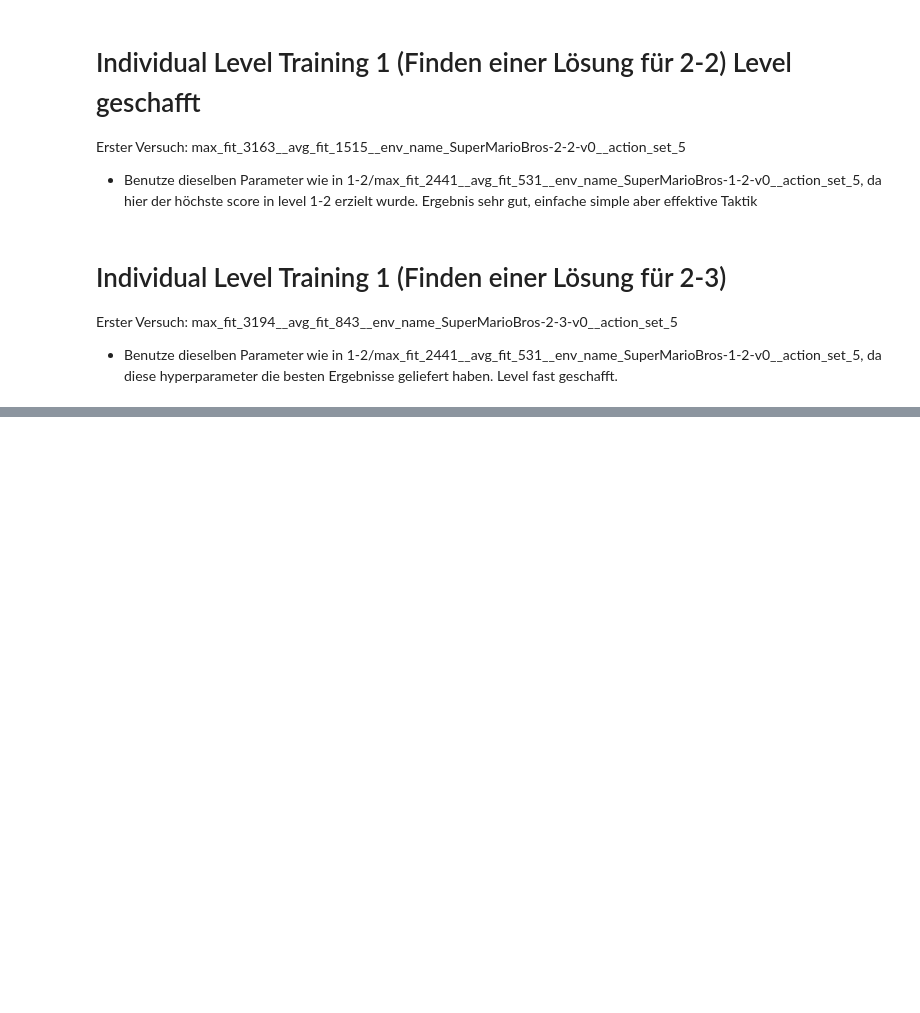
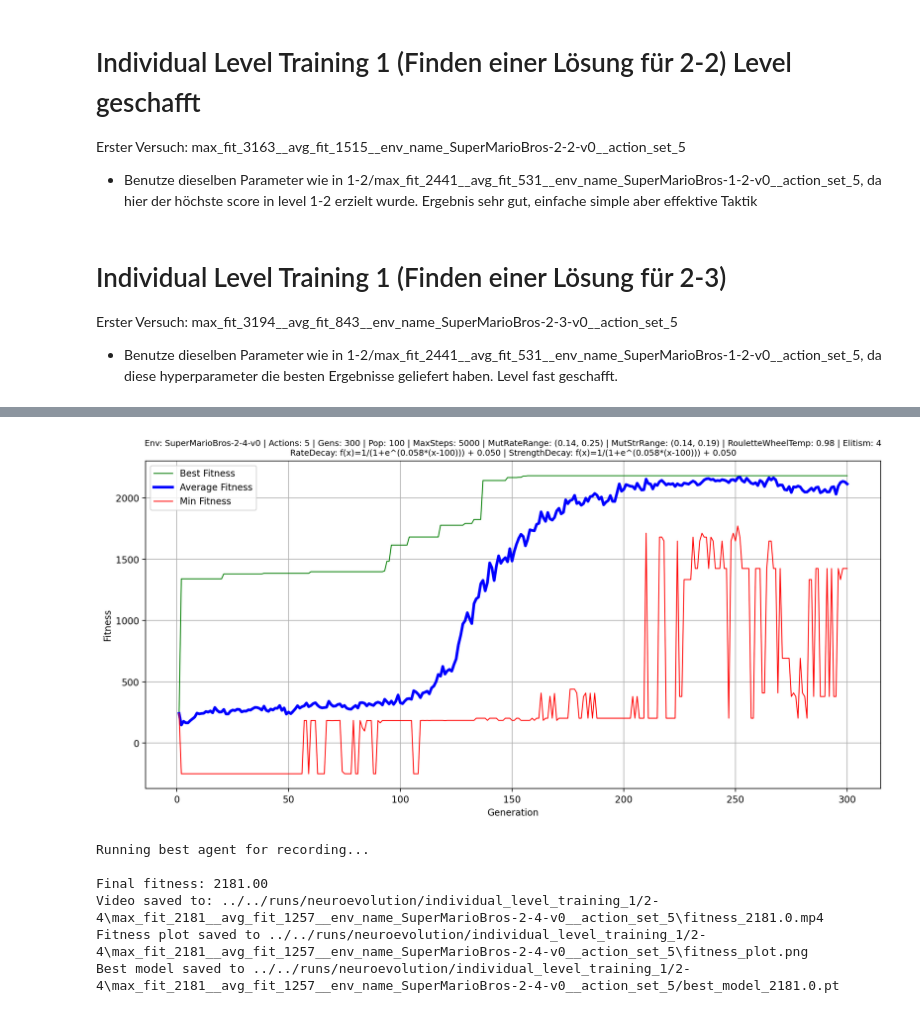
Before and after one commit to BjarneThomzik/SuperMarioReinforcementLearningProject, a Jupyter notebook: notebooks/neuroevolution/neuroevolution.ipynb, the cells around one changed output, grey strips where cells are left out. Cells and saved outputs as stored; diff of their text form; code cells hidden in the pictures; blank space fills up the shorter version.

Commit message:
Adds artifact to individual_level_training_1, updates neuroevolution.ipynb

```diff
--- a/notebooks/neuroevolution/neuroevolution.ipynb
+++ b/notebooks/neuroevolution/neuroevolution.ipynb
@@ -682,0 +688,66 @@ trainer.save_best_model()
+# %%
+from src.non_reinforcement.neuroevolution.neuroevolution_trainer import NeuroevolutionTrainer
+from src.non_reinforcement.neuroevolution.neuroevolution_net import NeuroevolutionNet
+from gym_super_mario_bros.actions import RIGHT_ONLY
+%config InlineBackend.figure_format = 'retina'
+
+# Constants
+CNN_CONFIG = [
+    {"out_channels": 16, "kernel_size": 8, "stride": 4},
+    {"out_channels": 32, "kernel_size": 4, "stride": 2},
+]
+MLP_CONFIG = [
+    32 * 9 * 9,  # Must match flattened output of CNN
+    256,
+    128,
+    len(RIGHT_ONLY)
+]
+MODEL = NeuroevolutionNet(
+    input_channels=1,
+    num_actions=len(RIGHT_ONLY),
+    cnn_config=CNN_CONFIG,
+    mlp_config=MLP_CONFIG
+)
+ENV_NAME = 'SuperMarioBros-2-4-v0'
+ACTION_SET = RIGHT_ONLY
+DEVICE = "cpu"
+DIRECTORY = "../../runs/neuroevolution/individual_level_training_1/2-4"
+GENERATIONS = 300
+POPULATION_SIZE = 100
+MAX_STEPS_PER_EPISODE = 5000
+MUTATION_RATE_RANGE = (0.14, 0.25)
+MUTATION_STRENGTH_RANGE = (0.14, 0.19)
+ROULETTE_WHEEL_SELECTION_TEMPERATURE = 0.98
+ELITISM = 4
+MUTATION_RATE_SIGMOID_DECAY = {"a": 0.05, "b": 0.058, "c": 100}
+MUTATION_STRENGTH_SIGMOID_DECAY = {"a": 0.05, "b": 0.058, "c": 100}
+
+trainer = NeuroevolutionTrainer(
+        base_model=MODEL,
+        env_name=ENV_NAME,
+        action_set=ACTION_SET,
+        device=DEVICE,
+        directory=DIRECTORY,
+        generations=GENERATIONS,
+        population_size=POPULATION_SIZE,
+        max_steps_per_episode=MAX_STEPS_PER_EPISODE,
+        mutation_rate_range=MUTATION_RATE_RANGE,
+        mutation_strength_range=MUTATION_STRENGTH_RANGE,
+        roulette_wheel_selection_temperature=ROULETTE_WHEEL_SELECTION_TEMPERATURE,
+        elitism=ELITISM,
+        mutation_rate_sigmoid_decay=MUTATION_RATE_SIGMOID_DECAY,
+        mutation_strength_sigmoid_decay=MUTATION_STRENGTH_SIGMOID_DECAY
+    )
+
+trainer.run()
+trainer.record_best_agent()
+trainer.save_metrics()
+trainer.save_best_model()
+# %% [output]
+[figure, added]
+Running best agent for recording...
+
+Final fitness: 2181.00
+Video saved to: ../../runs/neuroevolution/individual_level_training_1/2-4\max_fit_2181__avg_fit_1257__env_name_SuperMarioBros-2-4-v0__action_set_5\fitness_2181.0.mp4
+Fitness plot saved to ../../runs/neuroevolution/individual_level_training_1/2-4\max_fit_2181__avg_fit_1257__env_name_SuperMarioBros-2-4-v0__action_set_5\fitness_plot.png
+Best model saved to ../../runs/neuroevolution/individual_level_training_1/2-4\max_fit_2181__avg_fit_1257__env_name_SuperMarioBros-2-4-v0__action_set_5/best_model_2181.0.pt
```
Also changed, not shown: parts of 1 cell of this notebook, 3 other files.
